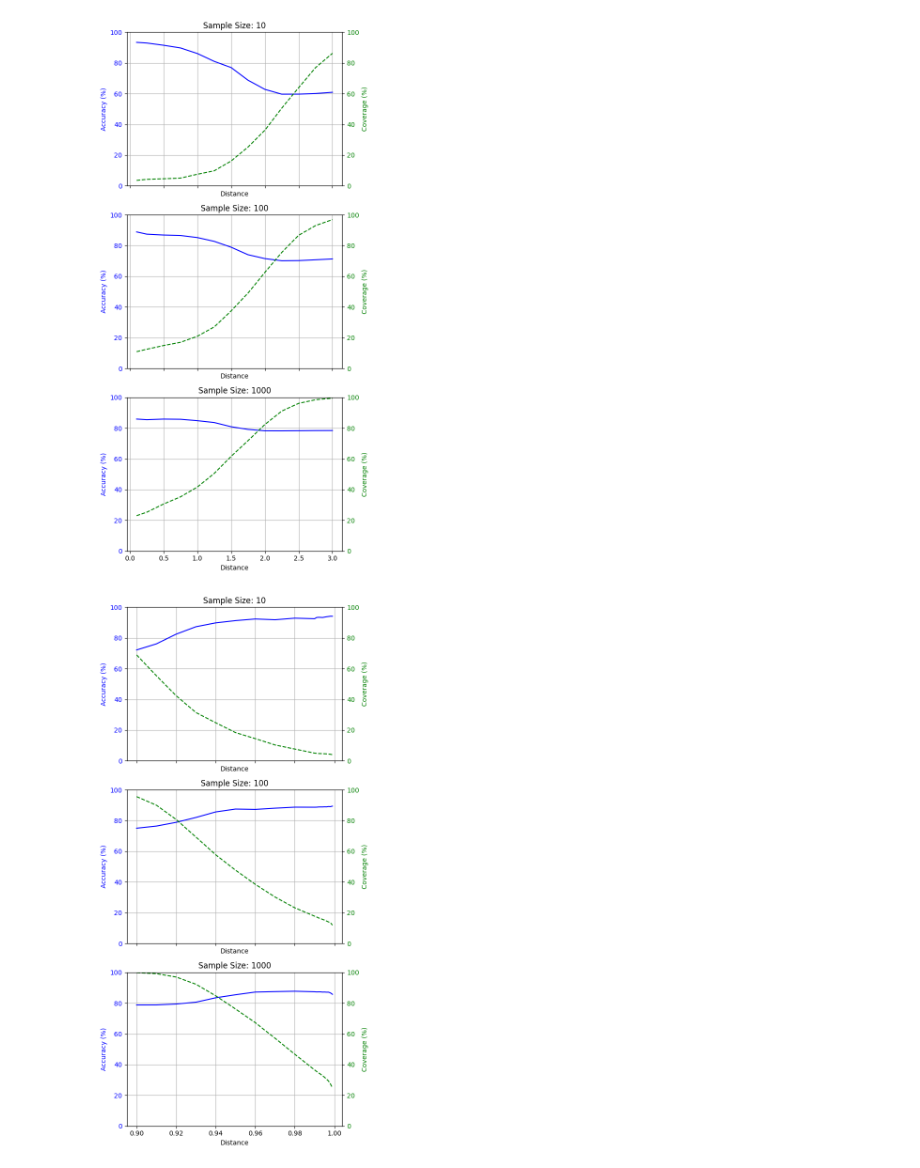
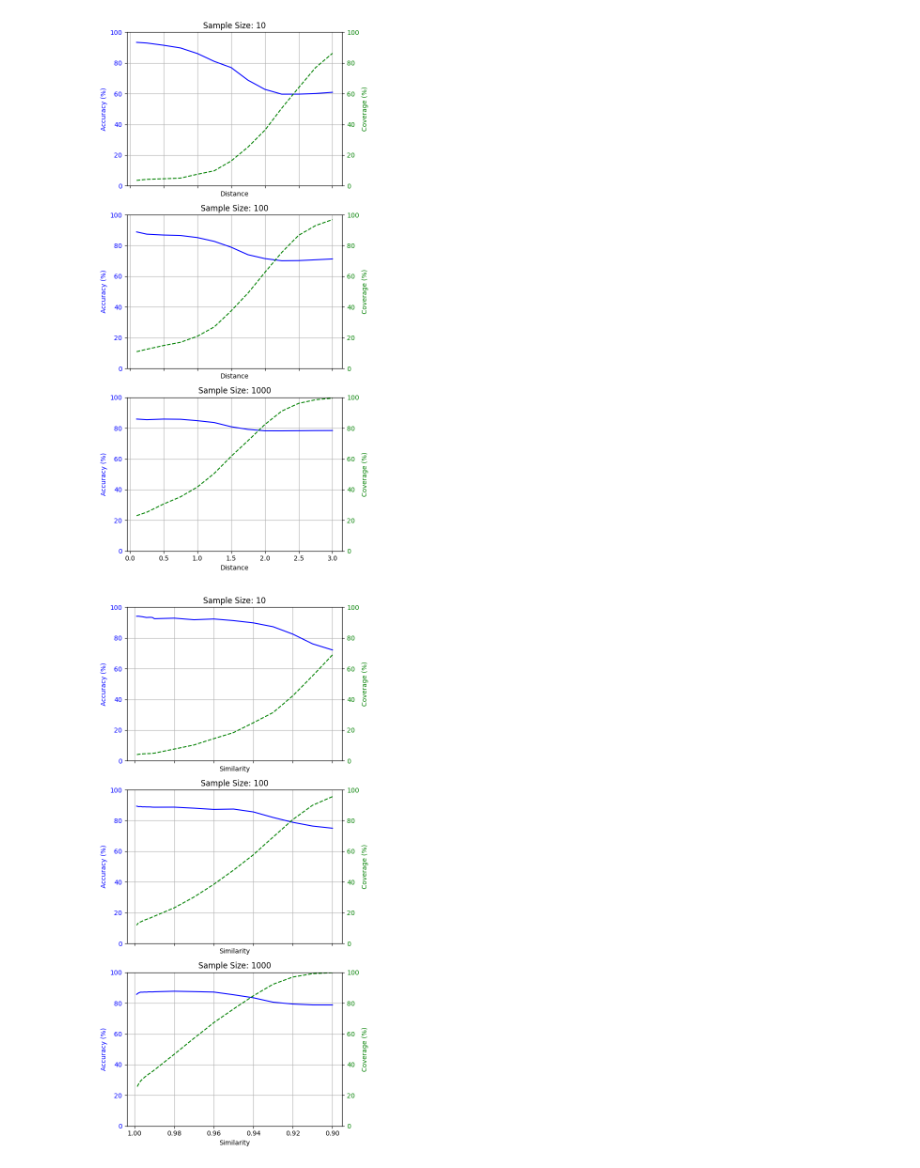
Before and after one commit to elliev7/partiii_research_project, a Jupyter notebook: fingerprinting/majority.ipynb, the cells around one changed output. Saved outputs shown, nothing was run; the diff lists cells and outputs as text; code cells hidden in the pictures.

```diff
--- a/fingerprinting/majority.ipynb
+++ b/fingerprinting/majority.ipynb
@@ -76,6 +76,6 @@ plot_results_by_sample_size(coverage_results_embeddings_majority, accuracy_resul
 [figure]
 # %%
 coverage_results_embeddings_cosine_majority, accuracy_results_embeddings_cosine_majority = extract_results_majority(vectors_embeddings, labels_embeddings, train_val_indices, test_indices, 'cosine', 'similarity', samples, similarities)
-plot_results_by_sample_size(coverage_results_embeddings_cosine_majority, accuracy_results_embeddings_cosine_majority, samples, similarities)
+plot_results(coverage_results_embeddings_cosine_majority, accuracy_results_embeddings_cosine_majority, samples, similarities, reverse=True)
 # %% [output]
-[figure, old version]
+[figure, new version]
```
Also changed, not shown: parts of 3 cells of this notebook, 3 other files.
